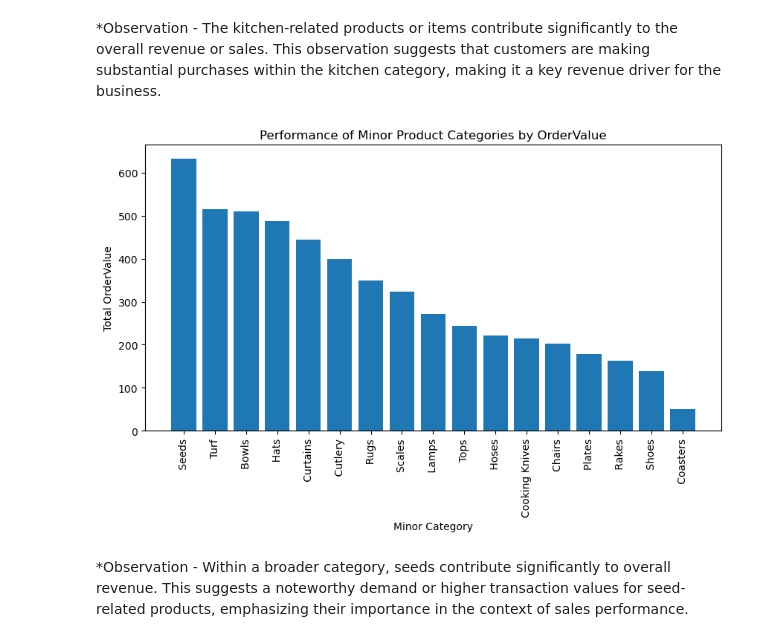
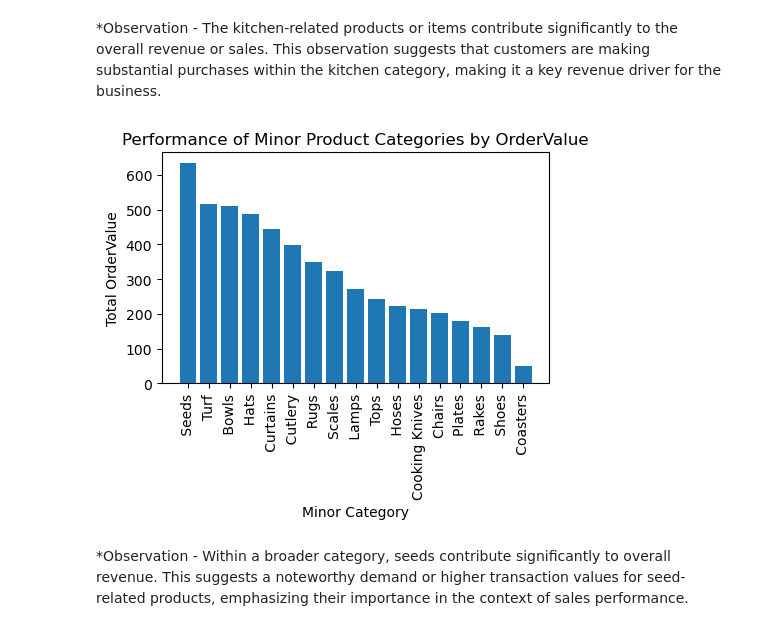
Before and after one commit to MoreRukmini/Capstone-Project, a Jupyter notebook: EDA Project.ipynb, the cells around one changed output. Saved outputs shown, nothing was run; the diff lists cells and outputs as text; code cells hidden in the pictures.

```diff
--- a/EDA Project.ipynb
+++ b/EDA Project.ipynb
@@ -206,14 +206,14 @@ plt.ylabel('Total OrderValue');
 # %%
 df_sorted = df.sort_values(by='OrderValue', ascending=False)
 
-plt.figure(figsize=(10,5))
+plt.figure(figsize=(5,3))
 plt.bar(df_sorted['Minor Category'], df_sorted['OrderValue'])
 plt.title('Performance of Minor Product Categories by OrderValue')
 plt.xlabel('Minor Category')
 plt.ylabel('Total OrderValue')
 plt.xticks(rotation=90);
 # %% [output]
-[figure, old version]
+[figure, new version]
 # %% [markdown]
 *Observation - Within a broader category, seeds contribute significantly to overall revenue. This suggests a noteworthy demand or higher transaction values for seed-related products, emphasizing their importance in the context of sales performance.
 # %%
```
Also changed, not shown: parts of 35 cells of this notebook.
